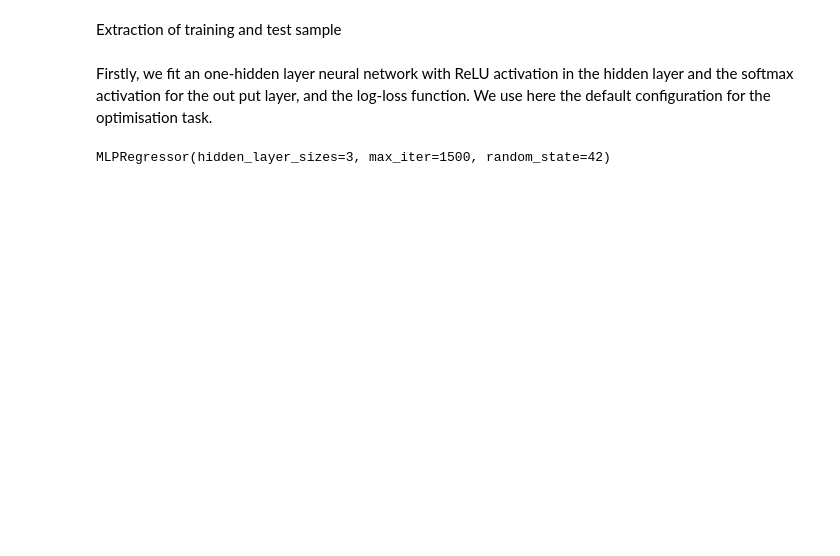
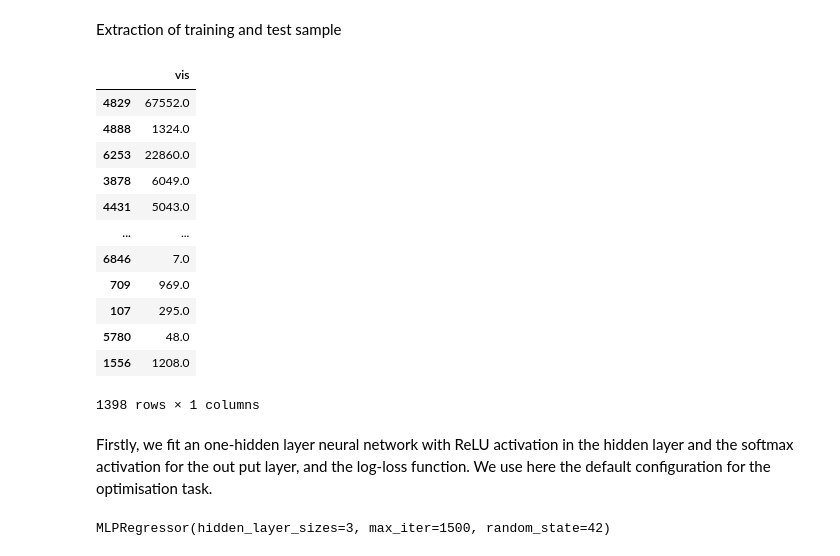
Before and after one commit to supetite/Projet-IPPON, a Jupyter notebook: gaussienVSneurones-python.ipynb, the cells around one changed output. Cells and saved outputs as stored; diff of their text form; code cells hidden in the pictures; blank space fills up the shorter version.

```diff
--- a/gaussienVSneurones-python.ipynb
+++ b/gaussienVSneurones-python.ipynb
@@ -25 +33,17 @@ Extraction of training and test sample
+# %%
+Y_test
+# %% [output]
+|  | vis |
+| 4829 | 67552.0 |
+| 4888 | 1324.0 |
+| 6253 | 22860.0 |
+| 3878 | 6049.0 |
+| 4431 | 5043.0 |
+| ... | ... |
+| 6846 | 7.0 |
+| 709 | 969.0 |
+| 107 | 295.0 |
+| 5780 | 48.0 |
+| 1556 | 1208.0 |
+1398 rows × 1 columns
 # %%
```
Also changed, not shown: parts of 15 cells of this notebook.
